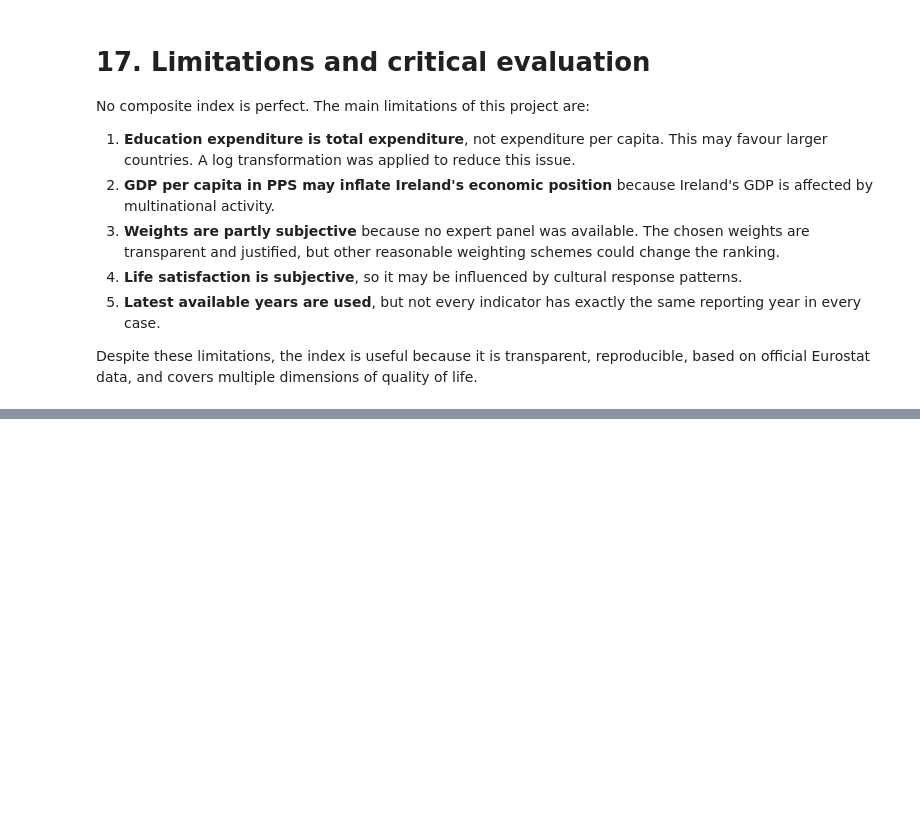
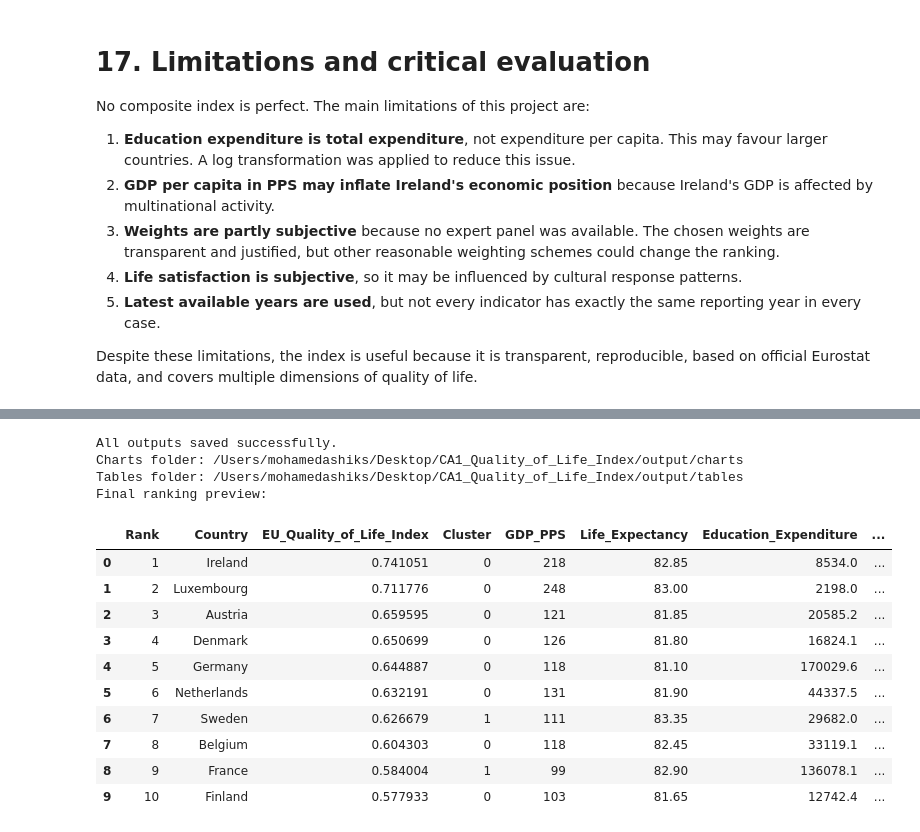
Before and after one commit to MohamedAshik14-blip/DAV-CA1, a Jupyter notebook: code/EU Quality of Life Index_Notebook.ipynb, the cells around one changed output, grey strips where cells are left out. Drawn from its saved outputs; the diff is of its cells as text; code cells hidden in the pictures; blank space fills up the shorter version.

```diff
--- a/code/EU Quality of Life Index_Notebook.ipynb
+++ b/code/EU Quality of Life Index_Notebook.ipynb
@@ -816,0 +847,34 @@ Despite these limitations, the index is useful because it is transparent, reprod
+# %%
+
+final_output_cols = [
+    "Rank", "Country", "EU_Quality_of_Life_Index", "Cluster",
+    "GDP_PPS", "Life_Expectancy", "Education_Expenditure", "Education_Expenditure_Log",
+    "Unemployment_Rate", "High_Life_Satisfaction",
+    "Economic_Subindex", "Health_Subindex", "Education_Subindex",
+    "Employment_Subindex", "Wellbeing_Subindex", "PC1", "PC2"
+]
+
+final_index = df_index[final_output_cols].copy()
+final_index.to_csv(TABLES_DIR / "final_index_with_clusters.csv", index=False)
+
+print("All outputs saved successfully.")
+print("Charts folder:", CHARTS_DIR)
+print("Tables folder:", TABLES_DIR)
+print("Final ranking preview:")
+display(final_index.head(10))
+# %% [output]
+All outputs saved successfully.
+Charts folder: /Users/mohamedashiks/Desktop/CA1_Quality_of_Life_Index/output/charts
+Tables folder: /Users/mohamedashiks/Desktop/CA1_Quality_of_Life_Index/output/tables
+Final ranking preview:
+|  | Rank | Country | EU_Quality_of_Life_Index | Cluster | GDP_PPS | Life_Expectancy | Education_Expenditure | ... |
+| 0 | 1 | Ireland | 0.741051 | 0 | 218 | 82.85 | 8534.0 | ... |
+| 1 | 2 | Luxembourg | 0.711776 | 0 | 248 | 83.00 | 2198.0 | ... |
+| 2 | 3 | Austria | 0.659595 | 0 | 121 | 81.85 | 20585.2 | ... |
+| 3 | 4 | Denmark | 0.650699 | 0 | 126 | 81.80 | 16824.1 | ... |
+| 4 | 5 | Germany | 0.644887 | 0 | 118 | 81.10 | 170029.6 | ... |
+| 5 | 6 | Netherlands | 0.632191 | 0 | 131 | 81.90 | 44337.5 | ... |
+| 6 | 7 | Sweden | 0.626679 | 1 | 111 | 83.35 | 29682.0 | ... |
+| 7 | 8 | Belgium | 0.604303 | 0 | 118 | 82.45 | 33119.1 | ... |
+| 8 | 9 | France | 0.584004 | 1 | 99 | 82.90 | 136078.1 | ... |
+| 9 | 10 | Finland | 0.577933 | 0 | 103 | 81.65 | 12742.4 | ... |
```
Also changed, not shown: parts of 3 cells of this notebook.
